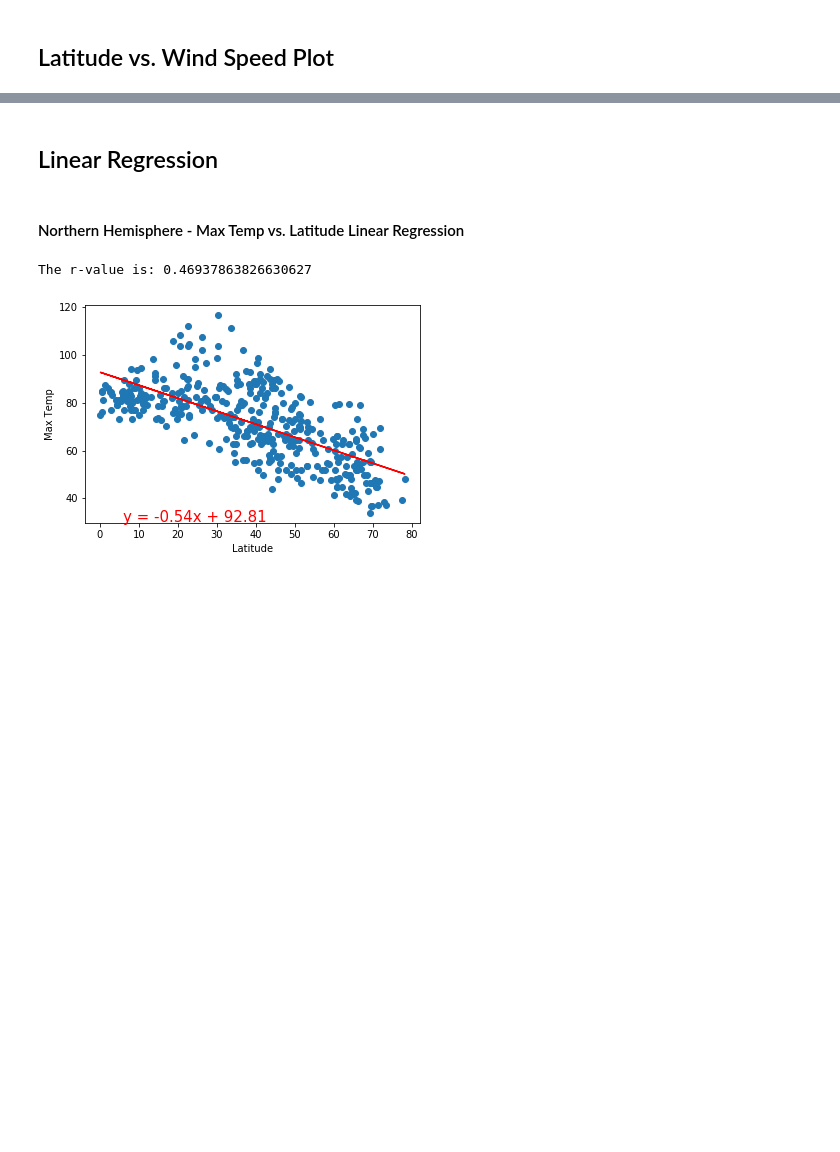
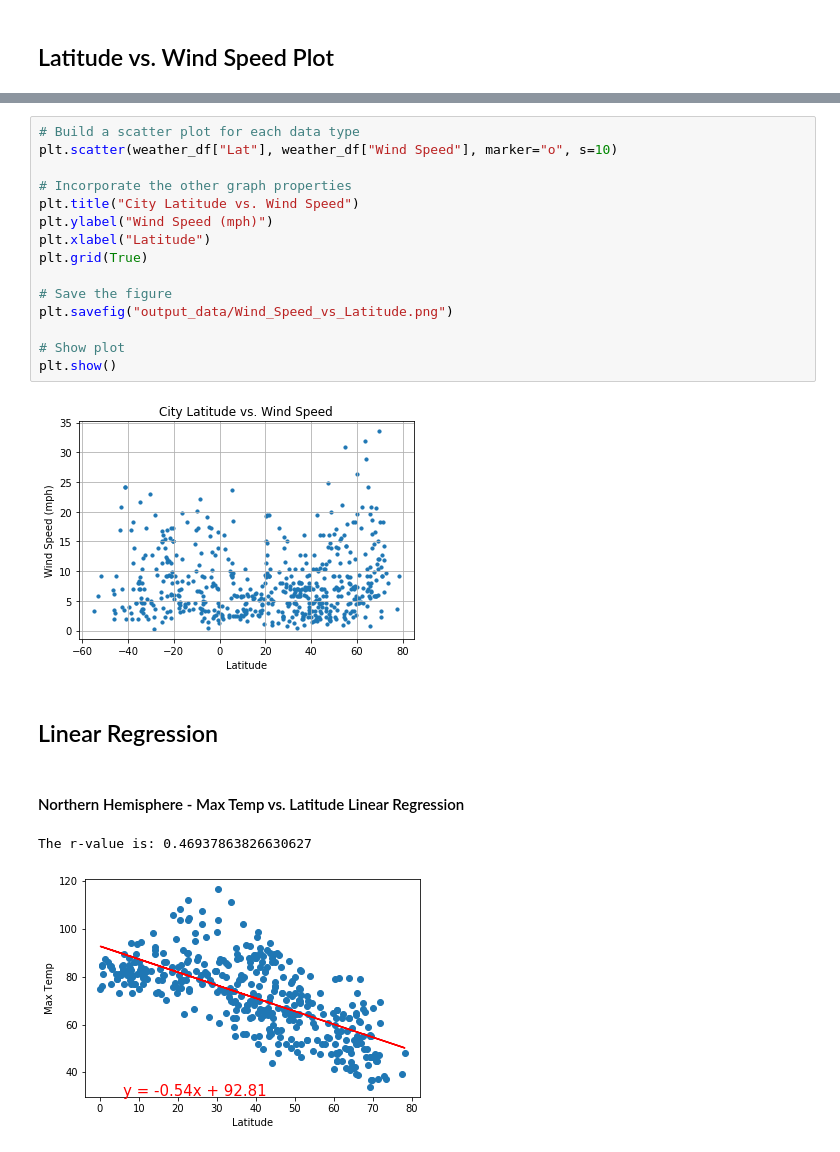
Before and after one commit to roberto-g-v/API-challenge, a Jupyter notebook: WeatherPy.ipynb, the cells around one changed output, grey strips where cells are left out. Saved outputs shown, nothing was run; the diff lists cells and outputs as text; blank space fills up the shorter version.

```diff
--- a/WeatherPy.ipynb
+++ b/WeatherPy.ipynb
@@ -173,3 +252,20 @@ Int64Index([], dtype='int64')
+# %%
+# Build a scatter plot for each data type
+plt.scatter(weather_df["Lat"], weather_df["Wind Speed"], marker="o", s=10)
+
+# Incorporate the other graph properties
+plt.title("City Latitude vs. Wind Speed")
+plt.ylabel("Wind Speed (mph)")
+plt.xlabel("Latitude")
+plt.grid(True)
+
+# Save the figure
+plt.savefig("output_data/Wind_Speed_vs_Latitude.png")
+
+# Show plot
+plt.show()
+# %% [output]
+[figure, added]
 # %% [markdown]
 ## Linear Regression
 # %% [markdown]
```
Also changed, not shown: parts of 19 cells of this notebook, 5 other files.
